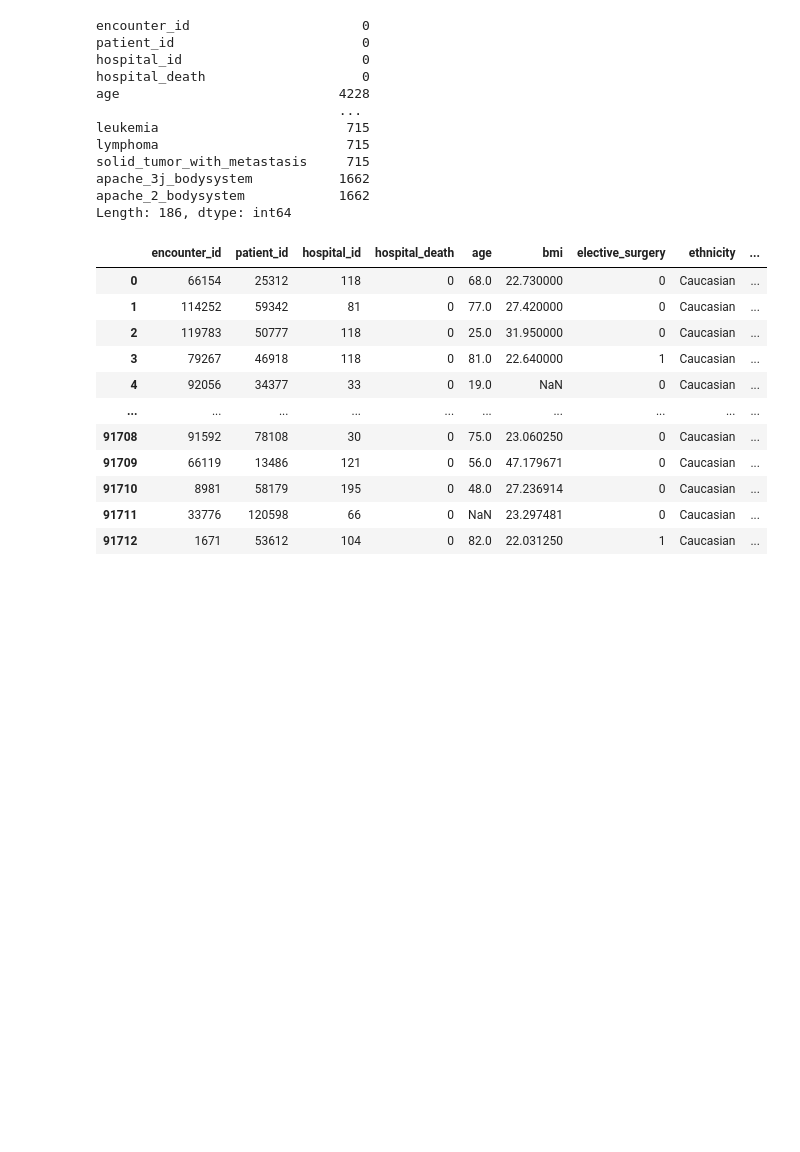
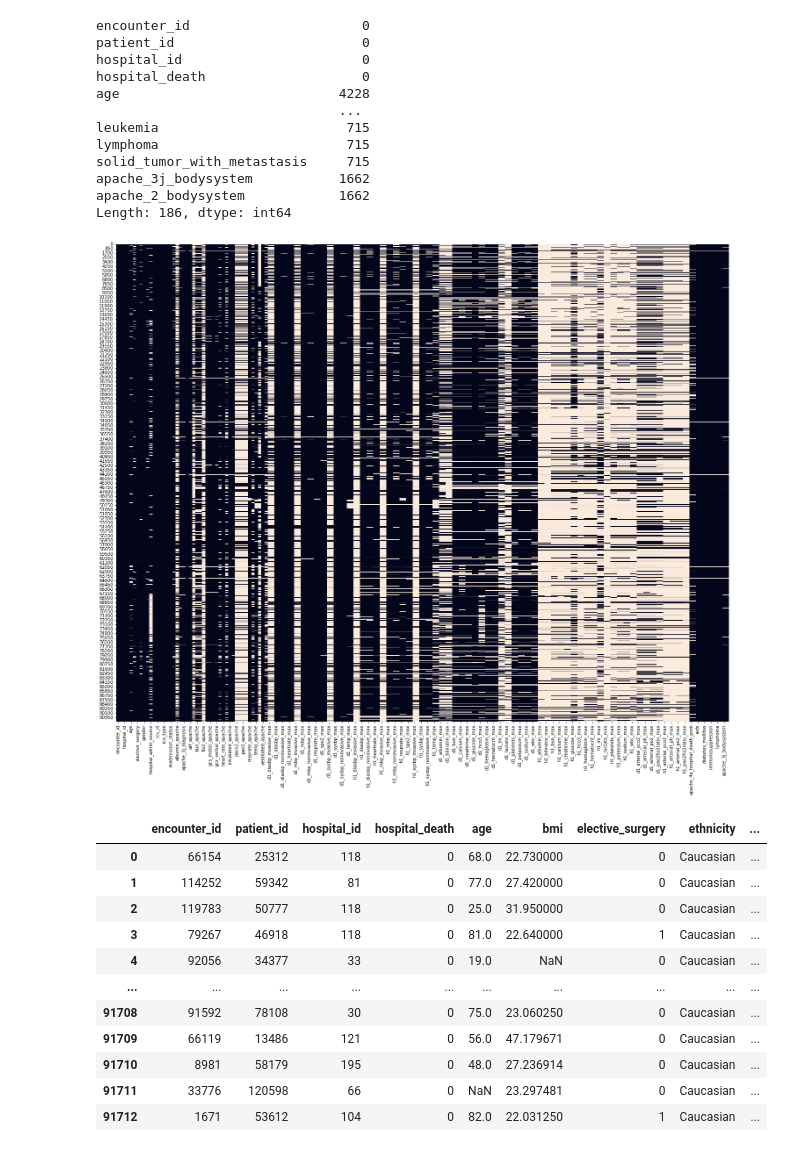
Before and after one commit to lmpawan10/Hospital-Death-Prediction, a Jupyter notebook: Hospital Deaths Prediction.ipynb, the cells around one changed output. Cells and saved outputs as stored; diff of their text form; code cells hidden in the pictures; blank space fills up the shorter version.

```diff
--- a/Untitled.ipynb
+++ b/Hospital Deaths Prediction.ipynb
@@ -59,6 +66,12 @@ solid_tumor_with_metastasis     715
 apache_3j_bodysystem           1662
 apache_2_bodysystem            1662
 Length: 186, dtype: int64
+# %%
+plt.figure(figsize = (25,20))
+sns.heatmap(data.isnull(), cbar=False)
+plt.show()
+# %% [output]
+[figure, added]
 # %%
 #data = pd.get_dummies(data)
 data
```
Also changed, not shown: parts of 15 cells of this notebook.
